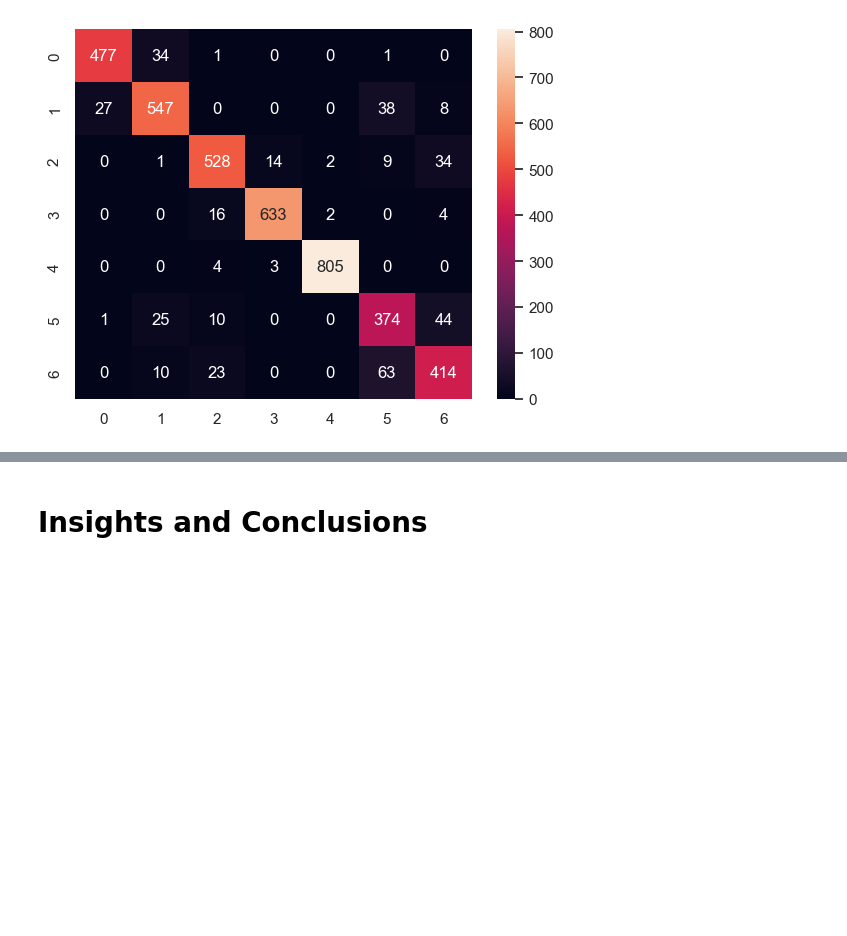
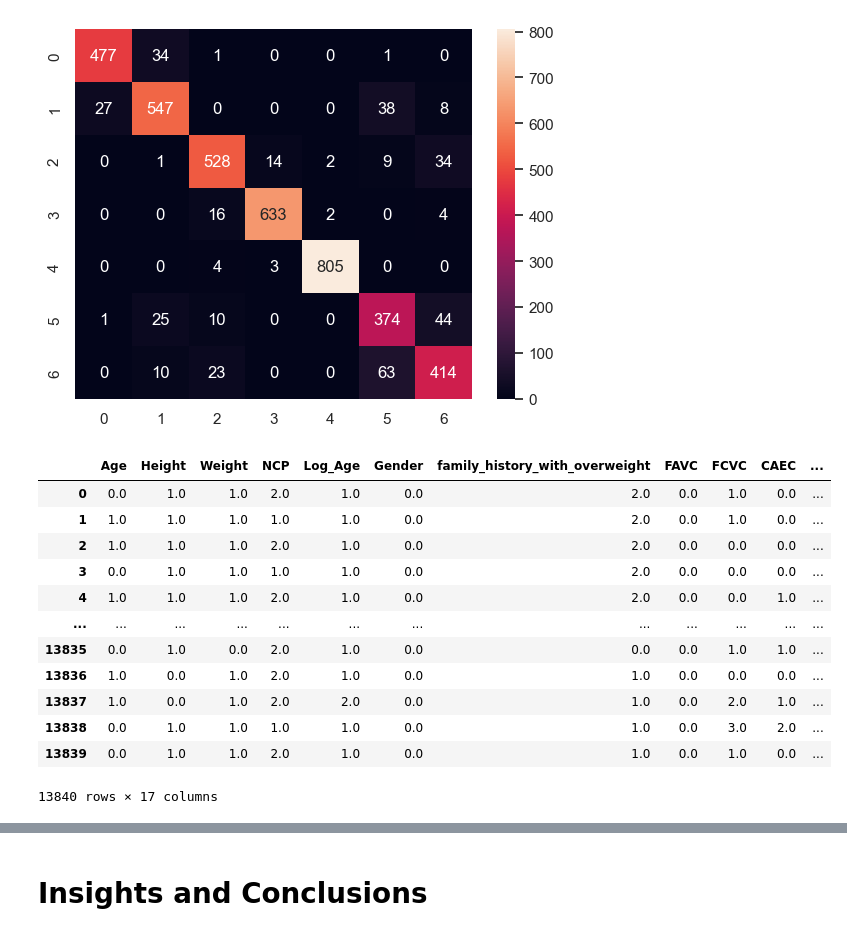
Before and after one commit to ali2yman/ML-Project-Obesity-Risk, a Jupyter notebook: Obesity_ML1_project.ipynb, the cells around one changed output, grey strips where cells are left out. Cells and saved outputs as stored; diff of their text form; code cells hidden in the pictures; blank space fills up the shorter version.

```diff
--- a/Obesity_ML1_project.ipynb
+++ b/Obesity_ML1_project.ipynb
@@ -1292,3 +1275,23 @@ Accuracy: 90.99%
    macro avg       0.90      0.90      0.90      4152
 weighted avg       0.91      0.91      0.91      4152
 [figure]
+# %%
+test_data = pd.read_csv("D:/ITI_9Month_AI/ITI_ML_course/Obesity Risk/test.csv")
+#test_transformed = preprocess_data(test_data)
+test_transformed = preprocessor.transform(test_data)
+test = pd.DataFrame(test_transformed, columns=num_features + cat_features)
+test
+# %% [output]
+|  | Age | Height | Weight | NCP | Log_Age | Gender | family_history_with_overweight | FAVC | FCVC | CAEC | ... |
+| 0 | 0.0 | 1.0 | 1.0 | 2.0 | 1.0 | 0.0 | 2.0 | 0.0 | 1.0 | 0.0 | ... |
+| 1 | 1.0 | 1.0 | 1.0 | 1.0 | 1.0 | 0.0 | 2.0 | 0.0 | 1.0 | 0.0 | ... |
+| 2 | 1.0 | 1.0 | 1.0 | 2.0 | 1.0 | 0.0 | 2.0 | 0.0 | 0.0 | 0.0 | ... |
+| 3 | 0.0 | 1.0 | 1.0 | 1.0 | 1.0 | 0.0 | 2.0 | 0.0 | 0.0 | 0.0 | ... |
+| 4 | 1.0 | 1.0 | 1.0 | 2.0 | 1.0 | 0.0 | 2.0 | 0.0 | 0.0 | 1.0 | ... |
+| ... | ... | ... | ... | ... | ... | ... | ... | ... | ... | ... | ... |
+| 13835 | 0.0 | 1.0 | 0.0 | 2.0 | 1.0 | 0.0 | 0.0 | 0.0 | 1.0 | 1.0 | ... |
+| 13836 | 1.0 | 0.0 | 1.0 | 2.0 | 1.0 | 0.0 | 1.0 | 0.0 | 0.0 | 0.0 | ... |
+| 13837 | 1.0 | 0.0 | 1.0 | 2.0 | 2.0 | 0.0 | 1.0 | 0.0 | 2.0 | 1.0 | ... |
+| 13838 | 0.0 | 1.0 | 1.0 | 1.0 | 1.0 | 0.0 | 1.0 | 0.0 | 3.0 | 2.0 | ... |
+| 13839 | 0.0 | 1.0 | 1.0 | 2.0 | 1.0 | 0.0 | 1.0 | 0.0 | 1.0 | 0.0 | ... |
+13840 rows × 17 columns
```
Also changed, not shown: parts of 9 cells of this notebook, 1 other file.
